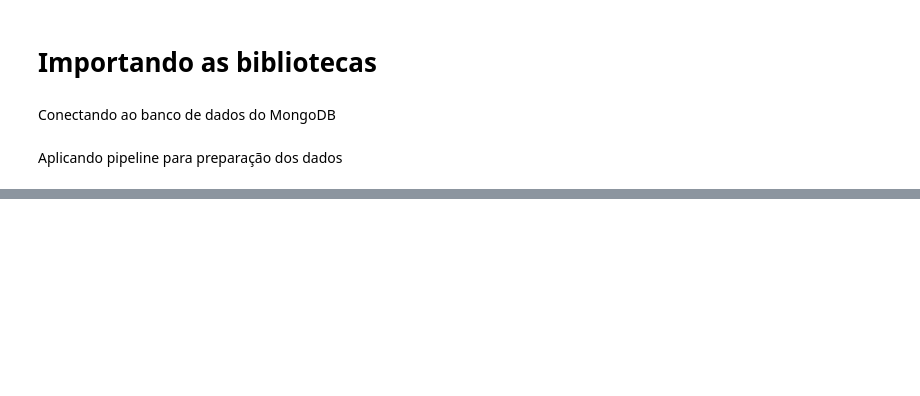
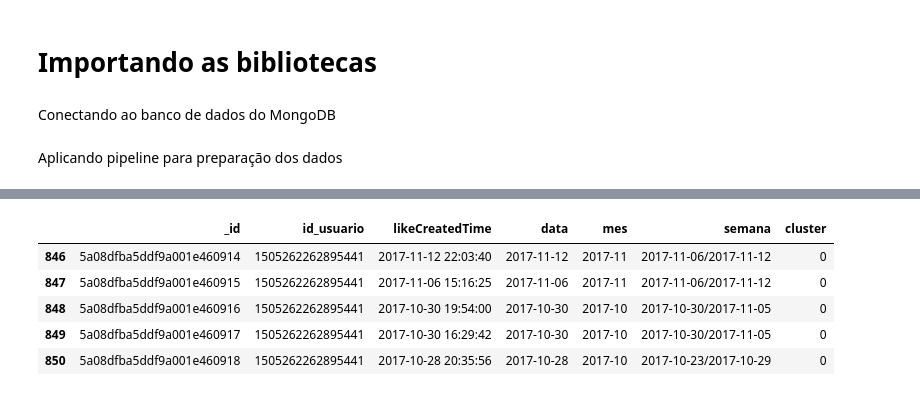
Before and after one commit to paulovitorss/analise_dados, a Jupyter notebook: time_series_eda_5.ipynb, the cells around one changed output, grey strips where cells are left out. Drawn from its saved outputs; the diff is of its cells as text; code cells hidden in the pictures; blank space fills up the shorter version.

```diff
--- a/time_series_eda_5.ipynb
+++ b/time_series_eda_5.ipynb
@@ -343,0 +471,13 @@ plt.show()
+# %%
+# Filtrar os usuários do cluster 0
+usuarios_cluster_0 = df_likes_clusterizado[df_likes_clusterizado['cluster'] == 0]
+
+# Exibir algumas linhas do cluster 0
+usuarios_cluster_0.head()
+# %% [output]
+|  | _id | id_usuario | likeCreatedTime | data | mes | semana | cluster |
+| 846 | 5a08dfba5ddf9a001e460914 | 1505262262895441 | 2017-11-12 22:03:40 | 2017-11-12 | 2017-11 | 2017-11-06/2017-11-12 | 0 |
+| 847 | 5a08dfba5ddf9a001e460915 | 1505262262895441 | 2017-11-06 15:16:25 | 2017-11-06 | 2017-11 | 2017-11-06/2017-11-12 | 0 |
+| 848 | 5a08dfba5ddf9a001e460916 | 1505262262895441 | 2017-10-30 19:54:00 | 2017-10-30 | 2017-10 | 2017-10-30/2017-11-05 | 0 |
+| 849 | 5a08dfba5ddf9a001e460917 | 1505262262895441 | 2017-10-30 16:29:42 | 2017-10-30 | 2017-10 | 2017-10-30/2017-11-05 | 0 |
+| 850 | 5a08dfba5ddf9a001e460918 | 1505262262895441 | 2017-10-28 20:35:56 | 2017-10-28 | 2017-10 | 2017-10-23/2017-10-29 | 0 |
```
Also changed, not shown: parts of 14 cells of this notebook, 2 other files.
